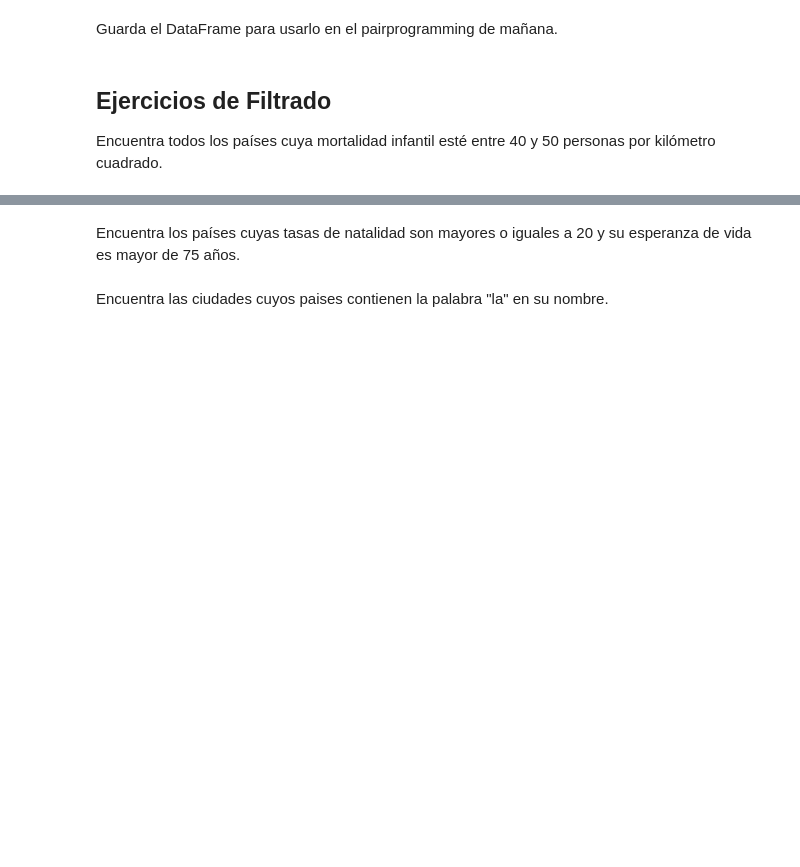
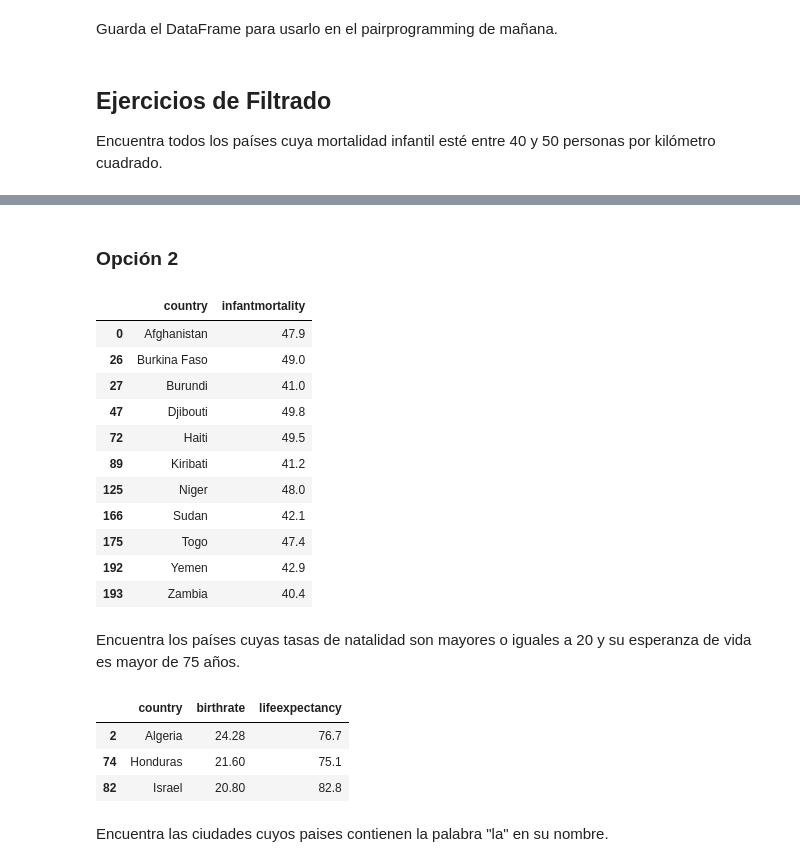
Before and after one commit to CarmenMoyano/promoI-modulo3-sprint1-pairprogramming-Ma-ra-Carmen, a Jupyter notebook: Leccion4-Union-Limpieza_Datos.ipynb, the cells around one changed output, grey strips where cells are left out. Saved outputs shown, nothing was run; the diff lists cells and outputs as text; code cells hidden in the pictures; blank space fills up the shorter version.

```diff
--- a/Leccion4-Union-Limpieza_Datos.ipynb
+++ b/Leccion4-Union-Limpieza_Datos.ipynb
@@ -259,4 +293,30 @@ Encuentra todos los países cuya mortalidad infantil esté entre 40 y 50 persona
+# %% [markdown]
+### Opción 2
+# %%
+df_paises1 = df_unidos[df_unidos['infantmortality'].between(40, 50, inclusive='both')]
+df_paises1[['country', 'infantmortality']]
+# %% [output]
+|  | country | infantmortality |
+| 0 | Afghanistan | 47.9 |
+| 26 | Burkina Faso | 49.0 |
+| 27 | Burundi | 41.0 |
+| 47 | Djibouti | 49.8 |
+| 72 | Haiti | 49.5 |
+| 89 | Kiribati | 41.2 |
+| 125 | Niger | 48.0 |
+| 166 | Sudan | 42.1 |
+| 175 | Togo | 47.4 |
+| 192 | Yemen | 42.9 |
+| 193 | Zambia | 40.4 |
 # %% [markdown]
 Encuentra los países cuyas tasas de natalidad son mayores o iguales a 20 y su esperanza de vida es mayor de 75 años.
+# %%
+df_paises2 = df_unidos[(df_unidos['birthrate'] >= 20) & (df_unidos['lifeexpectancy'] > 75)]
+df_paises2[['country', 'birthrate', 'lifeexpectancy']]
+# %% [output]
+|  | country | birthrate | lifeexpectancy |
+| 2 | Algeria | 24.28 | 76.7 |
+| 74 | Honduras | 21.60 | 75.1 |
+| 82 | Israel | 20.80 | 82.8 |
 # %% [markdown]
 Encuentra las ciudades cuyos paises contienen la palabra "la" en su nombre.
```
Also changed, not shown: parts of 11 cells of this notebook.
